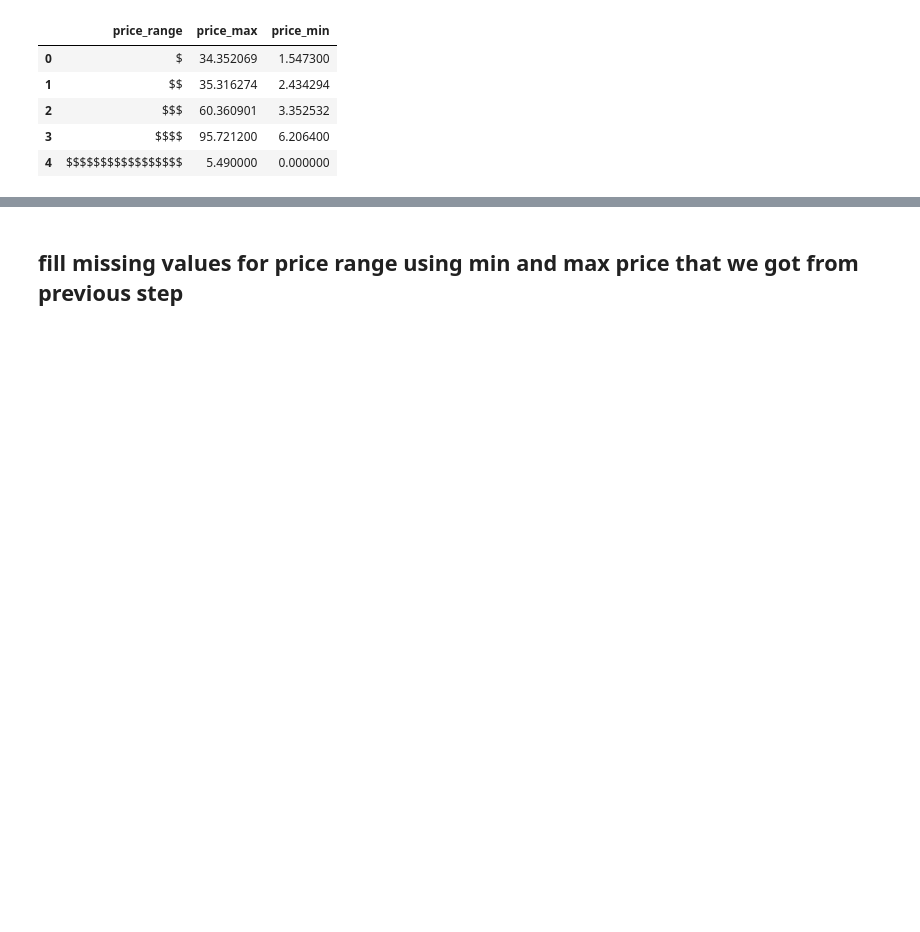
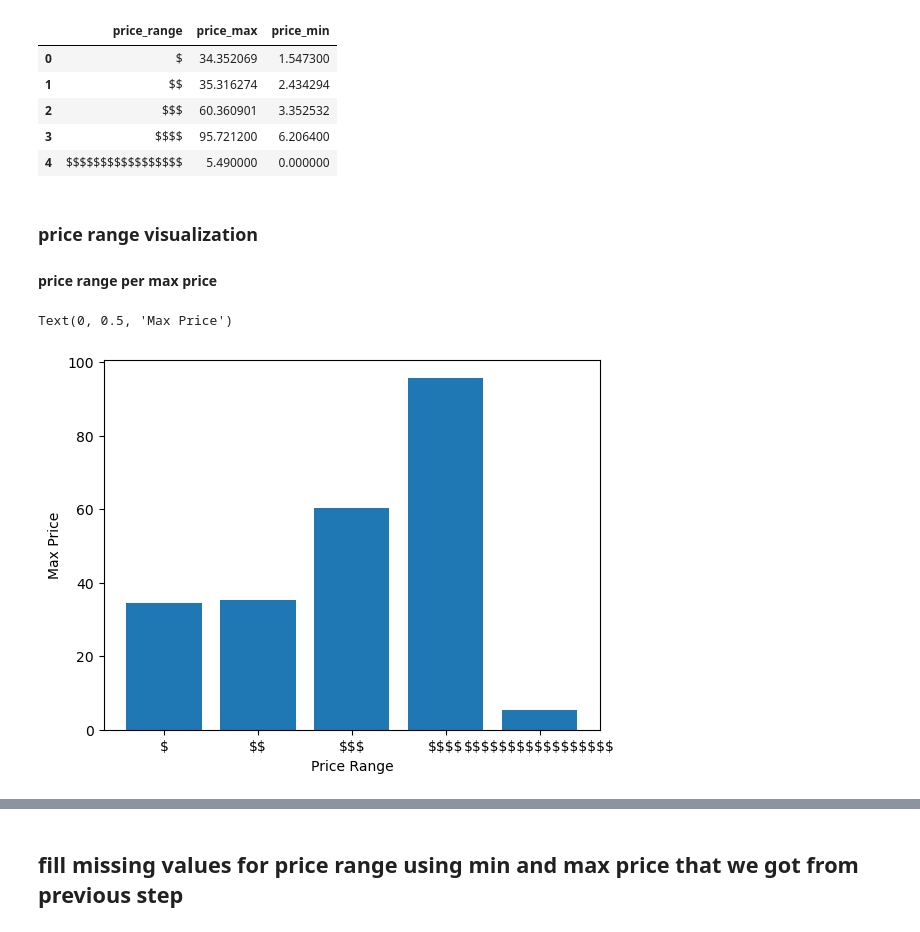
Before and after one commit to MostafaOsmanFathi/uber-eats-menu-analysis, a Jupyter notebook: preprocessing-handling-missing-values.ipynb, the cells around one changed output, grey strips where cells are left out. Drawn from its saved outputs; the diff is of its cells as text; code cells hidden in the pictures; blank space fills up the shorter version.

Commit message:
adding Price range visualization

```diff
--- a/preprocessing-handling-missing-values.ipynb
+++ b/preprocessing-handling-missing-values.ipynb
@@ -158,7 +160,8 @@ memory usage: 8.1+ MB
 ## get data frame without price range with null values to calculate max and min price for each category
 # %%
 price_range_analysis = merged_df.dropna(subset=['price_range'])
-price_range_analysis.groupby('price_range')[['price_max', 'price_min']].mean().reset_index()
+price_range_analysis = price_range_analysis.groupby('price_range')[['price_max', 'price_min']].mean().reset_index()
+price_range_analysis
 # %% [output]
 |  | price_range | price_max | price_min |
 | 0 | $ | 34.352069 | 1.547300 |
@@ -166,3 +169,15 @@ price_range_analysis.groupby('price_range')[['price_max', 'price_min']].mean().r
 | 2 | $$$ | 60.360901 | 3.352532 |
 | 3 | $$$$ | 95.721200 | 6.206400 |
 | 4 | $$$$$$$$$$$$$$$$$ | 5.490000 | 0.000000 |
+# %% [markdown]
+### price range visualization
+#### price range per max price
+# %%
+price_range_analysis['price_range'] = price_range_analysis['price_range'].str.replace('$', r'\$', regex=False)
+
+plt.bar(price_range_analysis['price_range'], price_range_analysis['price_max'])
+plt.xlabel("Price Range")
+plt.ylabel("Max Price")
+# %% [output]
+Text(0, 0.5, 'Max Price')
+[figure, added]
```
Also changed, not shown: parts of 3 cells of this notebook, 1 other file.
